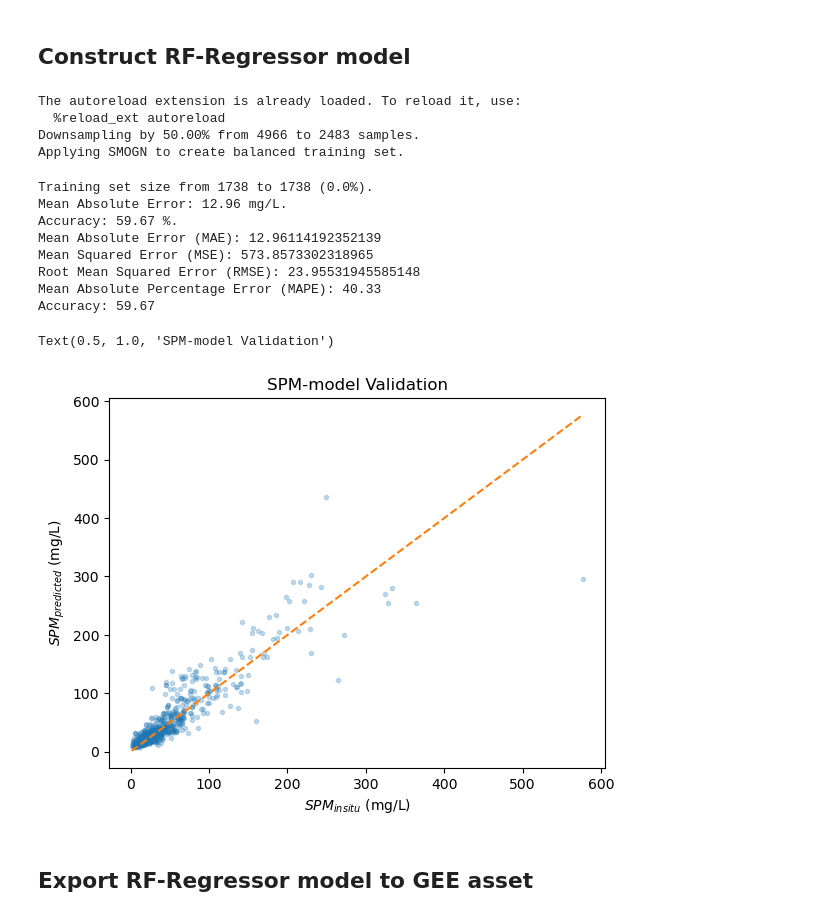
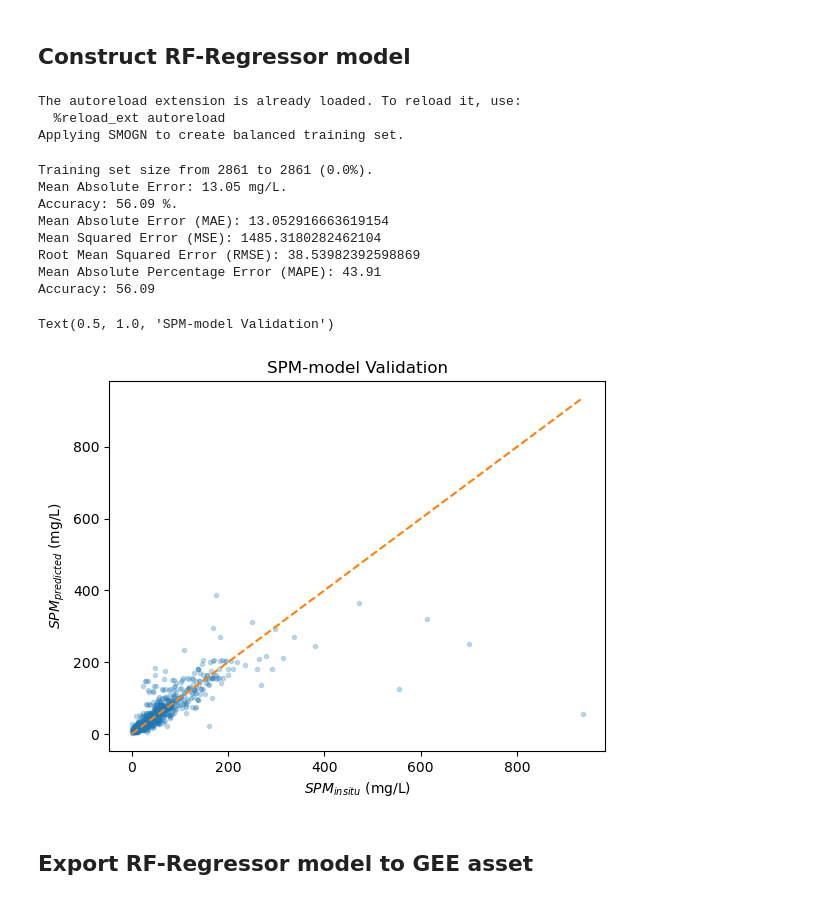
Before and after one commit to mibrechb/SOSW_WP3, a Jupyter notebook: WP3/T3.2/notebooks/tsm_mapper/02_create_model.ipynb, the cells around one changed output. Cells and saved outputs as stored; diff of their text form; code cells hidden in the pictures.

```diff
--- a/WP3/T3.2/notebooks/tsm_mapper/02_create_model.ipynb
+++ b/WP3/T3.2/notebooks/tsm_mapper/02_create_model.ipynb
@@ -119,7 +119,7 @@ cld_buffer, water_buffer = 250, 30 # cloud (grow) and water (erosion) buffer (me
 watermask = 'index' # type of watermask to apply
 sampling_buffer = 100 # sampling buffer (meters) and reducer
 gdrive_folder = r'E:\Google Drive\Earth Engine'
-output_folder = 'SOSW_SPM_Rrs_07052024'
+output_folder = 'SOSW_SPM_SR_14052024'
 # %%
 %load_ext autoreload
 %autoreload 2
@@ -298,7 +319,7 @@ df_data.columns = df_data.columns.str.replace(f'_{smpl_method}$', '', regex=True
 # apply train-test-split and create server-side regressor
 df_train, df_test, df_predicted, ee_rf_model = funcs_model.construct_ee_model(
     df_data, label=label,
-    downsample=0.5,
+    downsample=False,
     n_estimators=100,
     q=10,
     apply_smogn=True,
@@ -330,43 +351,42 @@ df_train, df_test, df_predicted, ee_rf_model = funcs_model.construct_ee_model(
 
 # Plot validation results
 predictions = df_predicted[f'{label}_predicted']
 test_labels = df_predicted[label]
 errors = abs(predictions - test_labels)
 mape = 100 * (errors / test_labels)
 accuracy = 100 - np.mean(mape)
 print('Mean Absolute Error:', round(np.mean(errors), 2), 'mg/L.')
 print('Accuracy:', round(accuracy, 2), '%.')
 print('Mean Absolute Error (MAE):', metrics.mean_absolute_error(test_labels, predictions))
 print('Mean Squared Error (MSE):', metrics.mean_squared_error(test_labels, predictions))
 print('Root Mean Squared Error (RMSE):', np.sqrt(metrics.mean_squared_error(test_labels, predictions)))
 mape = np.mean(np.abs((test_labels - predictions) / np.abs(test_labels)))
 print('Mean Absolute Percentage Error (MAPE):', round(mape * 100, 2))
 print('Accuracy:', round(100*(1 - mape), 2))
 
 # plot the results
 sorted_indices = np.argsort(test_labels)
 test_labels_sorted = test_labels[sorted_indices]
 predictions_sorted = predictions[sorted_indices]
 plt.plot(test_labels_sorted, predictions_sorted, '.', label="data", alpha=0.25)
 plt.plot(test_labels_sorted, test_labels_sorted, '--', label="1:1")
 plt.xlabel('$SPM_{insitu}$ (mg/L)')
 plt.ylabel('$SPM_{predicted}$ (mg/L)')
 plt.title("SPM-model Validation")
 # %% [output]
 The autoreload extension is already loaded. To reload it, use:
   %reload_ext autoreload
-Downsampling by 50.00% from 4966 to 2483 samples.
 Applying SMOGN to create balanced training set.
-Training set size from 1738 to 1738 (0.0%).
-Mean Absolute Error: 12.96 mg/L.
-Accuracy: 59.67 %.
-Mean Absolute Error (MAE): 12.96114192352139
-Mean Squared Error (MSE): 573.8573302318965
-Root Mean Squared Error (RMSE): 23.95531945585148
-Mean Absolute Percentage Error (MAPE): 40.33
-Accuracy: 59.67
+Training set size from 2861 to 2861 (0.0%).
+Mean Absolute Error: 13.05 mg/L.
+Accuracy: 56.09 %.
+Mean Absolute Error (MAE): 13.052916663619154
+Mean Squared Error (MSE): 1485.3180282462104
+Root Mean Squared Error (RMSE): 38.53982392598869
+Mean Absolute Percentage Error (MAPE): 43.91
+Accuracy: 56.09
 Text(0.5, 1.0, 'SPM-model Validation')
-[figure, old version]
+[figure, new version]
 # %% [markdown]
 ## Export RF-Regressor model to GEE asset
 # %%
```
Also changed, not shown: parts of 5 cells of this notebook, 3 other files.
